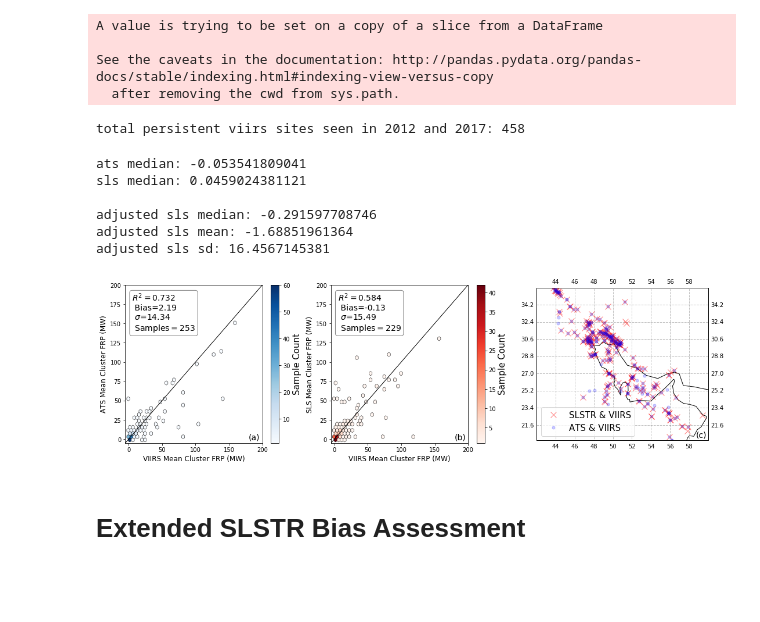
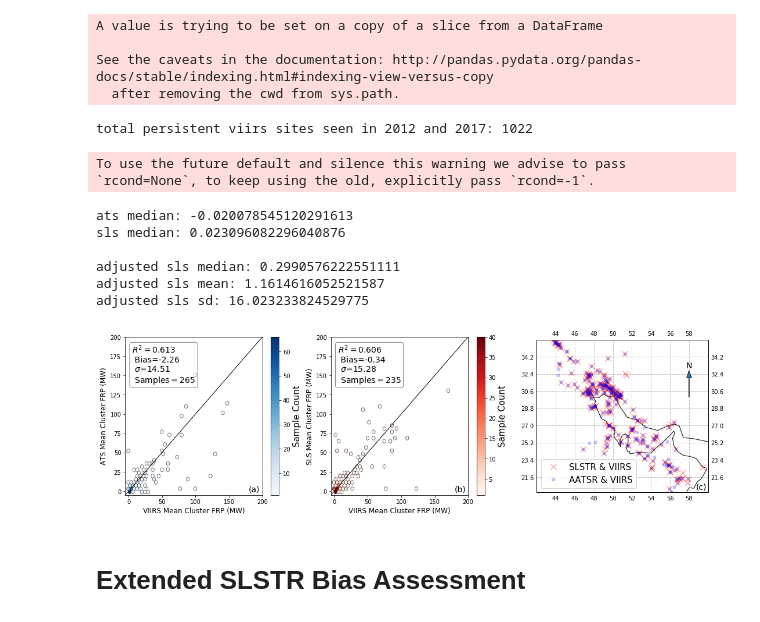
Before and after one commit to dnf0/kcl-globalgasflaring, a Jupyter notebook: notebooks/Paper Analysis Combined.ipynb, the cells around one changed output. Cells and saved outputs as stored; diff of their text form; code cells hidden in the pictures; blank space fills up the shorter version.

```diff
--- a/notebooks/Paper Analysis Combined.ipynb
+++ b/notebooks/Paper Analysis Combined.ipynb
@@ -32,7 +32,8 @@ from lxml import html
 import xml.etree.ElementTree as et
 import h5py
 # %%
-output_path = '/Users/danielfisher/Dropbox/working_documents/papers/globalgasflaring/figures/v2'
+output_path = '/Users/danielfisher/Dropbox/working_documents/papers/globalgasflaring/figures/revision_1'
+output_path_ds = '/Users/danielfisher/Projects/kcl-globalgasflaring/data/output'
 # %%
 def get_arcmin(x):
     '''
@@ -167,7 +176,7 @@ bcm_df.rename(columns={'Location': 'countries', 'Year': 'year', 'MEAN BCM': 'bcm
 # %% [markdown]
 Load in the VIIRS hotspot data for Iraq for comparison against ATSR:
 # %%
-viirs_iraq_hotspot_path = '/Users/danielfisher/Projects/kcl-globalgasflaring/data/external/viirs_iraq_flares/hotspots.xlsx'
+viirs_iraq_hotspot_path = '/Users/danielfisher/Projects/kcl-globalgasflaring/data/external/viirs_iraq_flares/hotspots_laads.xlsx'
 viirs_iraq_hotspot_df = pd.read_excel(viirs_iraq_hotspot_path)
 viirs_iraq_hotspot_df.rename(columns={'lat': 'lats', 'lon': 'lons'}, inplace=True)
 # %% [markdown]
@@ -1558,7 +2034,7 @@ viirs_persistent = viirs_persistent.groupby(to_group, as_index=False).agg(to_agg
 viirs_persistent = viirs_persistent[viirs_persistent.years_seen == 2][['lats_01', 'lons_01']]
 print 'total persistent viirs sites seen in 2012 and 2017:', viirs_persistent.shape[0]
 # %% [output]
-total persistent viirs sites seen in 2012 and 2017: 458
+total persistent viirs sites seen in 2012 and 2017: 1022
 # %%
 # merge on the persistent sites to reduce the viirs data
 viirs_sites = viirs_iraq_hotspot_df.copy()
@@ -1682,58 +2158,61 @@ y = sls_vs_viirs.frp_sls.values
 a, _, _, _ = np.linalg.lstsq(x, y)
 
 
-ats_median = np.median(ats_vs_viirs.frp_viirs - ats_vs_viirs.frp_ats)
-sls_median = np.median(sls_vs_viirs.frp_viirs - sls_vs_viirs.frp_sls)
+ats_median = np.median(ats_vs_viirs.frp_ats - ats_vs_viirs.frp_viirs)
+sls_median = np.median(sls_vs_viirs.frp_sls - sls_vs_viirs.frp_viirs)
 print 'ats median:', ats_median
 print 'sls median:', sls_median
 
-ats_mean = np.mean(ats_vs_viirs.frp_viirs - ats_vs_viirs.frp_ats)
-sls_mean = np.mean(sls_vs_viirs.frp_viirs - sls_vs_viirs.frp_sls)
+ats_mean = np.mean(ats_vs_viirs.frp_ats - ats_vs_viirs.frp_viirs)
+sls_mean = np.mean(sls_vs_viirs.frp_sls - sls_vs_viirs.frp_viirs)
 
-ats_sd = np.std(ats_vs_viirs.frp_viirs - ats_vs_viirs.frp_ats)
-sls_sd = np.std(sls_vs_viirs.frp_viirs - sls_vs_viirs.frp_sls)
+ats_sd = np.std(ats_vs_viirs.frp_ats - ats_vs_viirs.frp_viirs)
+sls_sd = np.std(sls_vs_viirs.frp_sls - sls_vs_viirs.frp_viirs)
 
 # # adjust sls data
 adjusted_sls = sls_vs_viirs.frp_sls.values*1.11
 print
 #print 'sls scaling factor: ', 1/a
-print 'adjusted sls median:', np.median(sls_vs_viirs.frp_viirs - adjusted_sls)
-print 'adjusted sls mean:', np.mean(sls_vs_viirs.frp_viirs - adjusted_sls)
-print 'adjusted sls sd:', np.std(sls_vs_viirs.frp_viirs - adjusted_sls)
+print 'adjusted sls median:', np.median(adjusted_sls - sls_vs_viirs.frp_viirs )
+print 'adjusted sls mean:', np.mean(adjusted_sls - sls_vs_viirs.frp_viirs )
+print 'adjusted sls sd:', np.std(adjusted_sls - sls_vs_viirs.frp_viirs)
 
 textstr0 = '$R^2=%.3f$\n Bias=%.2f\n $\sigma$=%.2f\n Samples$=%.0f$' % (r_value0**2, ats_mean, ats_sd, ats_vs_viirs.frp_viirs.shape[0])
 textstr1 = '$R^2=%.3f$\n Bias=%.2f\n $\sigma$=%.2f\n Samples$=%.0f$' % (r_value1**2, sls_mean, sls_sd, sls_vs_viirs.frp_viirs.shape[0])
 
 props = dict(boxstyle='round', facecolor='white', alpha=0.5)
 
 ax0.text(0.05, 0.95, textstr0, transform=ax0.transAxes, fontsize=14,
         verticalalignment='top', bbox=props)
 ax1.text(0.05, 0.95, textstr1, transform=ax1.transAxes, fontsize=14,
         verticalalignment='top', bbox=props)
 
 
 # do sampling map
 # xlims = [(-180, 180), (-105, -87), (4, 9), (46, 56), (65, 82), (106, 125)]
 #     ylims = [(-90, 90), (25, 39), (3, 7), (23, 33), (55, 68), (33, 45)]
 #     pos = [(-102, 40), (-2, -1), (39, 26), (83, 62), (113, 47)]
 ax2.set_xlim((min_lon, max_lon))
 ax2.set_ylim((min_lat, max_lat))
 ax2.coastlines()
 gl = ax2.gridlines(crs=ccrs.PlateCarree(), draw_labels=True,
                   linewidth=1, color='gray', alpha=0.5, linestyle='--')
 ax2.plot(sls_vs_viirs.lons, sls_vs_viirs.lats, 'rx', alpha=0.5, markersize=10, label='SLSTR & VIIRS')
-ax2.plot(ats_vs_viirs.lons, ats_vs_viirs.lats, 'b.', alpha=0.2, markersize=10, label='ATS & VIIRS')
+ax2.plot(ats_vs_viirs.lons, ats_vs_viirs.lats, 'b.', alpha=0.2, markersize=10, label='AATSR & VIIRS')
+ax2.arrow(58, 30, 0, 2, head_width=0.5, transform=ccrs.PlateCarree())
+ax2.text(57.65, 33, 'N', transform=ccrs.PlateCarree(), fontsize=14)
 ax2.legend(prop={'size': 15})
 plt.savefig(os.path.join(output_path, 'viirs_vs_ats_iraq.png'), bbox_inches='tight', dpi=600)
 plt.show()
 # %% [output]
-ats median: -0.053541809041
-sls median: 0.0459024381121
-
-adjusted sls median: -0.291597708746
-adjusted sls mean: -1.68851961364
-adjusted sls sd: 16.4567145381
+To use the future default and silence this warning we advise to pass `rcond=None`, to keep using the old, explicitly pass `rcond=-1`.
+ats median: -0.020078545120291613
+sls median: 0.023096082296040876
+
+adjusted sls median: 0.2990576222551111
+adjusted sls mean: 1.1614616052521587
+adjusted sls sd: 16.023233824529775
-[figure, old version]
+[figure, new version]
 # %% [markdown]
 # Extended SLSTR Bias Assessment
 # %%
```
Also changed, not shown: parts of 60 cells of this notebook, 3 other files.
